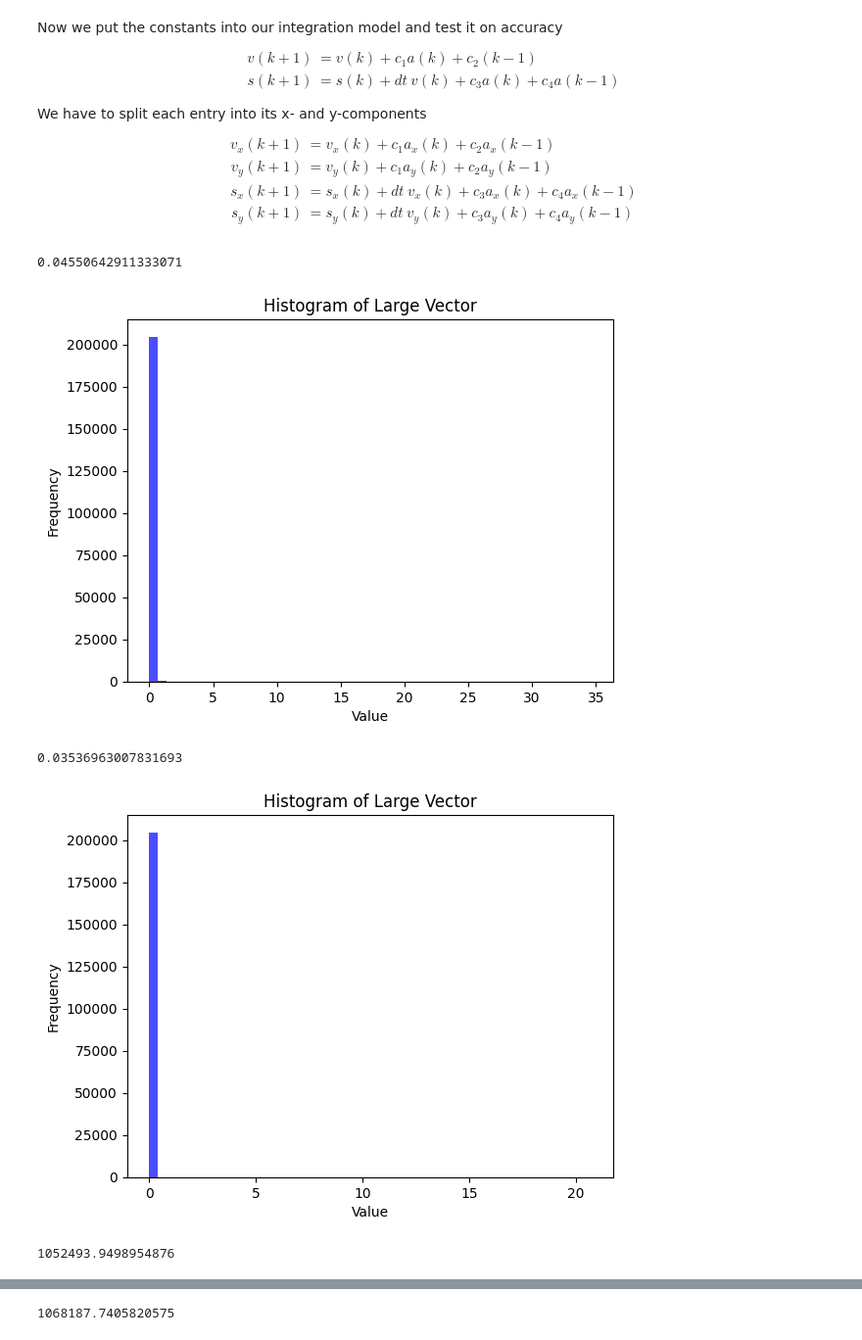
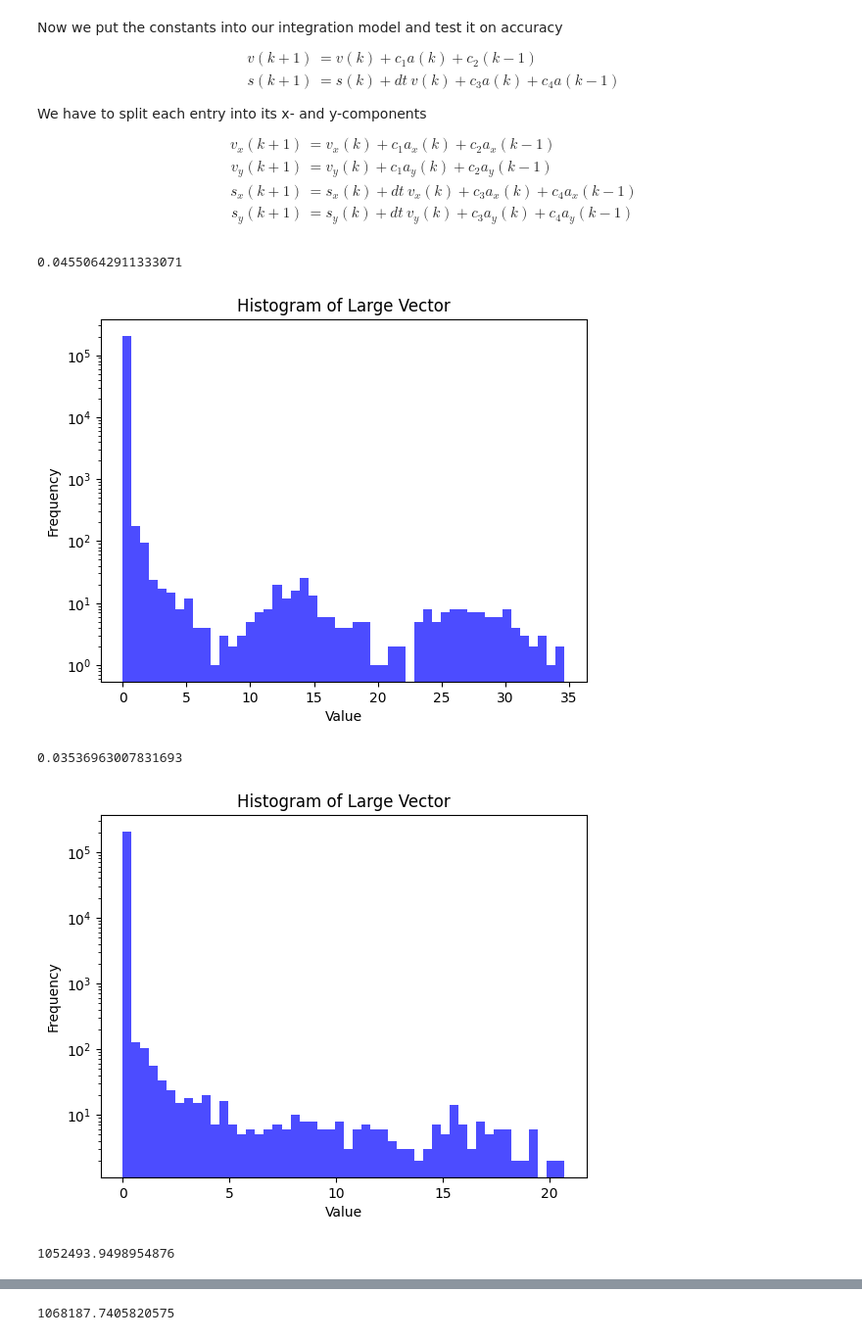
Before and after one commit to avocadoali/social_ai_practical_course, a Jupyter notebook: src/integration_method/intregration_model_acc_4.ipynb, the cells around one changed output, grey strips where cells are left out. Shown at 98% size. Cells and saved outputs as stored; diff of their text form; code cells hidden in the pictures.

```diff
--- a/src/integration_method/intregration_model_acc_4.ipynb
+++ b/src/integration_method/intregration_model_acc_4.ipynb
@@ -91,27 +105,27 @@ s_y_test = s_y[1:-1] + dt * v_y[1:-1] + c_3 * a_y[1:-1] + c_4 * a_y[0:-2]
 # %%
 def mean_error(actual, test):
     difference = np.abs(actual - test)
 
     # Calculate the
     mean = np.mean(difference)
     print(mean)
 
     # Print a bar graph
-    plt.hist(difference, bins=50, color='blue', alpha=0.7, log=False)
+    plt.hist(difference, bins=50, color='blue', alpha=0.7, log=True)
     plt.xlabel('Value')
     plt.ylabel('Frequency')
     plt.title('Histogram of Large Vector')
     plt.show()
 
 
 
 mean_error(v_x_test, v_x[2:])
 mean_error(v_y_test, v_y[2:])
 mean_error(s_x_test, s_x[2:])
 mean_error(s_y_test, s_y[2:])
 # %% [output]
 0.04550642911333071
-[figure, old version]
+[figure, new version]
 0.03536963007831693
-[figure, old version]
+[figure, new version]
 1052493.9498954876
```
Also changed, not shown: parts of 5 cells of this notebook, 10 other files.
